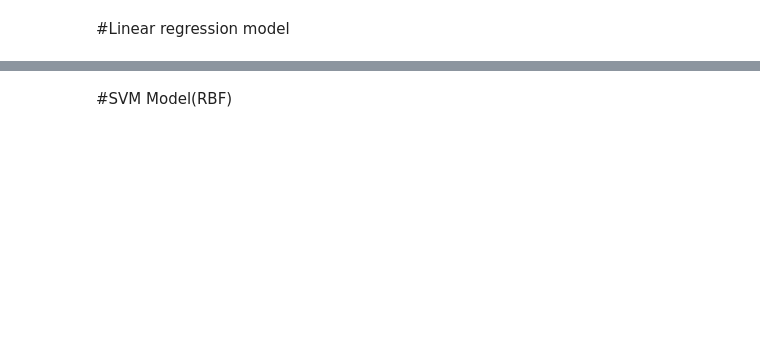
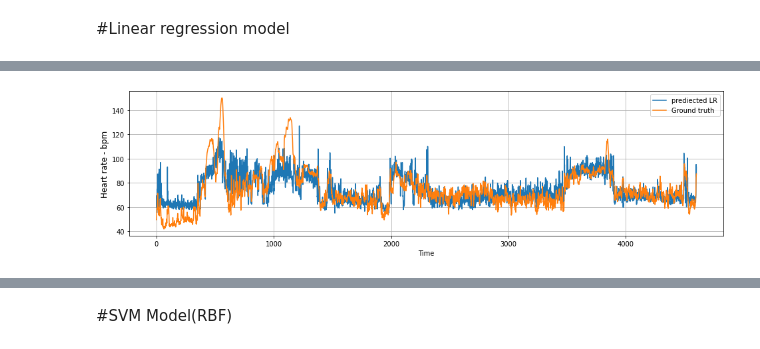
Before and after one commit to KangleSun/PPG, a Jupyter notebook: baseline_cal.ipynb, the cells around one changed output, grey strips where cells are left out. Drawn from its saved outputs; the diff is of its cells as text; code cells hidden in the pictures; blank space fills up the shorter version.

```diff
--- a/baseline_cal.ipynb
+++ b/baseline_cal.ipynb
@@ -75,3 +53,14 @@ mae_LR
+# %%
+plt.figure(figsize=(16,4))
+plt.grid(True)
+plt.plot( regressor_LR.predict(S1_X), label = 'prediected LR')
+plt.plot( S1_y, label = 'Ground truth')
+plt.legend()
+plt.ylabel('Heart rate - bpm', fontsize=12)
+plt.xlabel('Time')
+plt.show()
+# %% [output]
+[figure, added]
 # %%
 S1_pred_LR = regressor_LR.predict(S1_X)
 mean_absolute_error(S1_pred_LR, S1_y)
```
Also changed, not shown: parts of 15 cells of this notebook, 9 other files.
